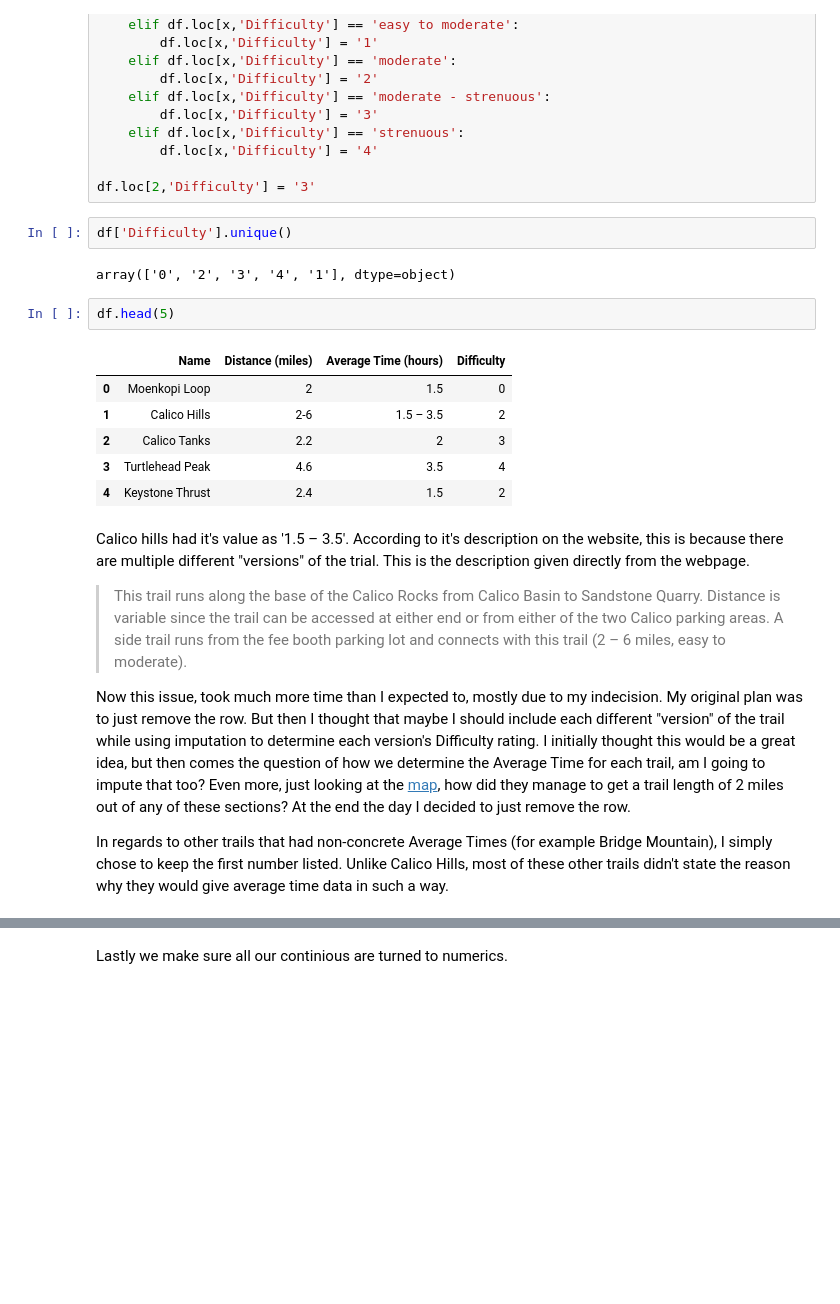
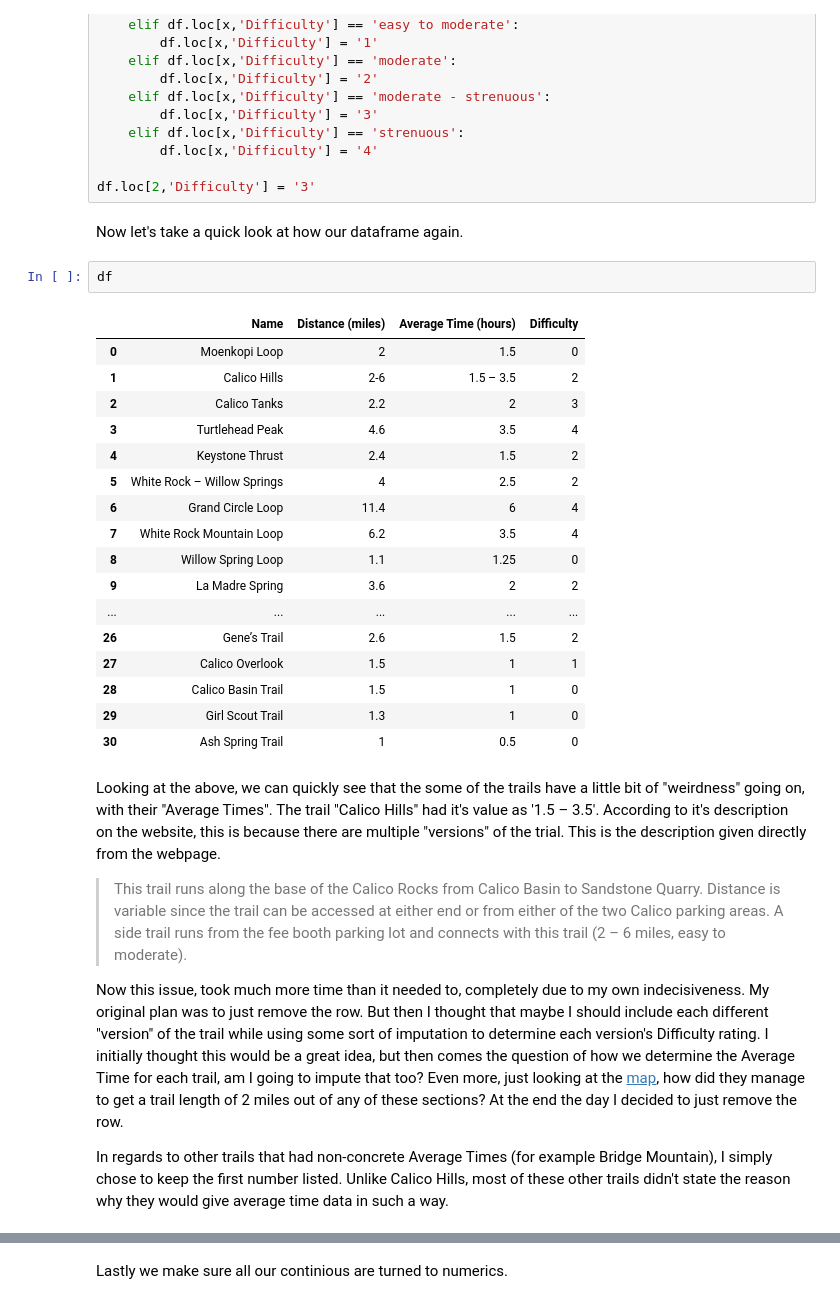
Before and after one commit to RichardHendersonCR8s/RedRockTrails_DataAnalysis, a Jupyter notebook: Red Rock Canyon Data Project.ipynb, the cells around one changed output, grey strips where cells are left out. Saved outputs shown, nothing was run; the diff lists cells and outputs as text; blank space fills up the shorter version.

```diff
--- a/Red Rock Canyon Data Project.ipynb
+++ b/Red Rock Canyon Data Project.ipynb
@@ -158,25 +159,34 @@ for x,y in df.iterrows():
         df.loc[x,'Difficulty'] = '4'
 
 df.loc[2,'Difficulty'] = '3'
-# %%
-df['Difficulty'].unique()
-# %% [output]
-array(['0', '2', '3', '4', '1'], dtype=object)
+# %% [markdown]
+Now let's take a quick look at how our dataframe again.
 # %%
-df.head(5)
+df
 # %% [output]
 |  | Name | Distance (miles) | Average Time (hours) | Difficulty |
 | 0 | Moenkopi Loop | 2 | 1.5 | 0 |
 | 1 | Calico Hills | 2-6 | 1.5 – 3.5 | 2 |
 | 2 | Calico Tanks | 2.2 | 2 | 3 |
 | 3 | Turtlehead Peak | 4.6 | 3.5 | 4 |
 | 4 | Keystone Thrust | 2.4 | 1.5 | 2 |
+| 5 | White Rock – Willow Springs | 4 | 2.5 | 2 |
+| 6 | Grand Circle Loop | 11.4 | 6 | 4 |
+| 7 | White Rock Mountain Loop | 6.2 | 3.5 | 4 |
+| 8 | Willow Spring Loop | 1.1 | 1.25 | 0 |
+| 9 | La Madre Spring | 3.6 | 2 | 2 |
+| ... | ... | ... | ... | ... |
+| 26 | Gene’s Trail | 2.6 | 1.5 | 2 |
+| 27 | Calico Overlook | 1.5 | 1 | 1 |
+| 28 | Calico Basin Trail | 1.5 | 1 | 0 |
+| 29 | Girl Scout Trail | 1.3 | 1 | 0 |
+| 30 | Ash Spring Trail | 1 | 0.5 | 0 |
 # %% [markdown]
-Calico hills had it's value as '1.5 – 3.5'. According to it's description on the website, this is because there are multiple different "versions" of the trial. This is the description given directly from the webpage.
+Looking at the above, we can quickly see that the some of the trails have a little bit of "weirdness" going on, with their "Average Times". The trail "Calico Hills" had it's value as '1.5 – 3.5'. According to it's description on the website, this is because there are multiple "versions" of the trial. This is the description given directly from the webpage.
 
 > This trail runs along the base of the Calico Rocks from Calico Basin to Sandstone Quarry. Distance is variable since the trail can be accessed at either end or from either of the two Calico parking areas. A side trail runs from the fee booth parking lot and connects with this trail (2 – 6 miles, easy to moderate).
 
-Now this issue, took much more time than I expected to, mostly due to my indecision. My original plan was to just remove the row. But then I thought that maybe I should include each different "version" of the trail while using imputation to determine each version's Difficulty rating. I initially thought this would be a great idea, but then comes the question of how we determine the Average Time for each trail, am I going to impute that too? Even more, just looking at the [map](https://www.redrockcanyonlv.org/wp-content/uploads/calico-hills.pdf), how did they manage to get a trail length of 2 miles out of any of these sections? At the end the day I decided to just remove the row.
+Now this issue, took much more time than it needed to, completely due to my own indecisiveness. My original plan was to just remove the row. But then I thought that maybe I should include each different "version" of the trail while using some sort of imputation to determine each version's Difficulty rating. I initially thought this would be a great idea, but then comes the question of how we determine the Average Time for each trail, am I going to impute that too? Even more, just looking at the [map](https://www.redrockcanyonlv.org/wp-content/uploads/calico-hills.pdf), how did they manage to get a trail length of 2 miles out of any of these sections? At the end the day I decided to just remove the row.
 
 In regards to other trails that had non-concrete Average Times (for example Bridge Mountain), I simply chose to keep the first number listed. Unlike Calico Hills, most of these other trails didn't state the reason why they would give average time data in such a way.
 # %%
```
Also changed, not shown: parts of 25 cells of this notebook.
